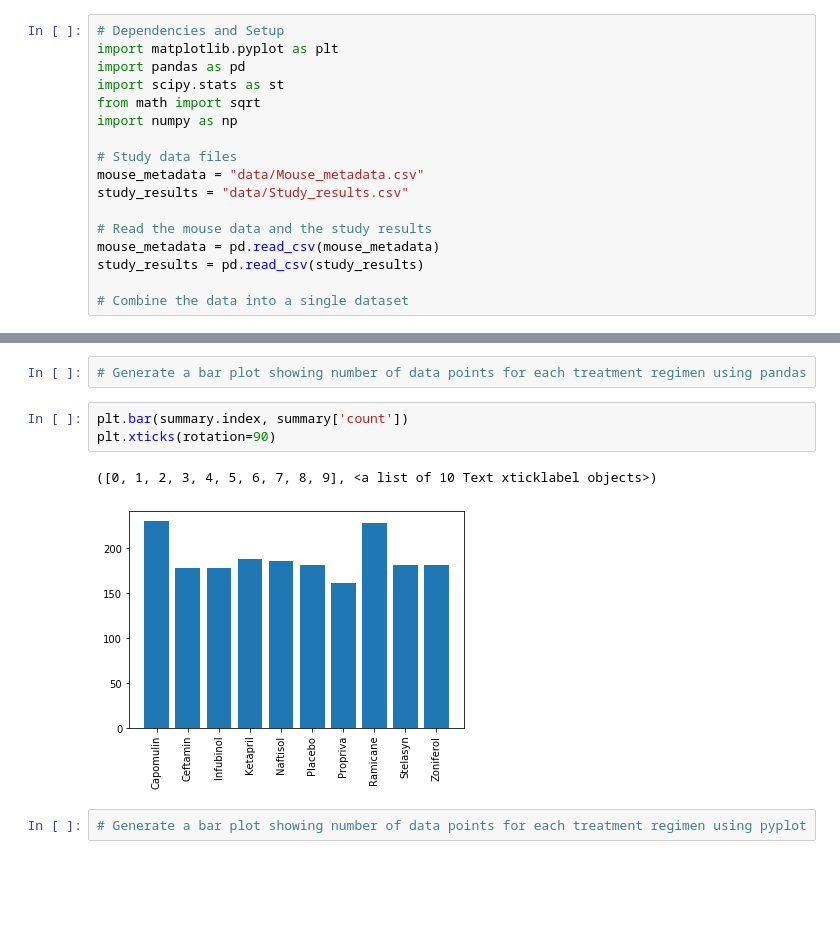
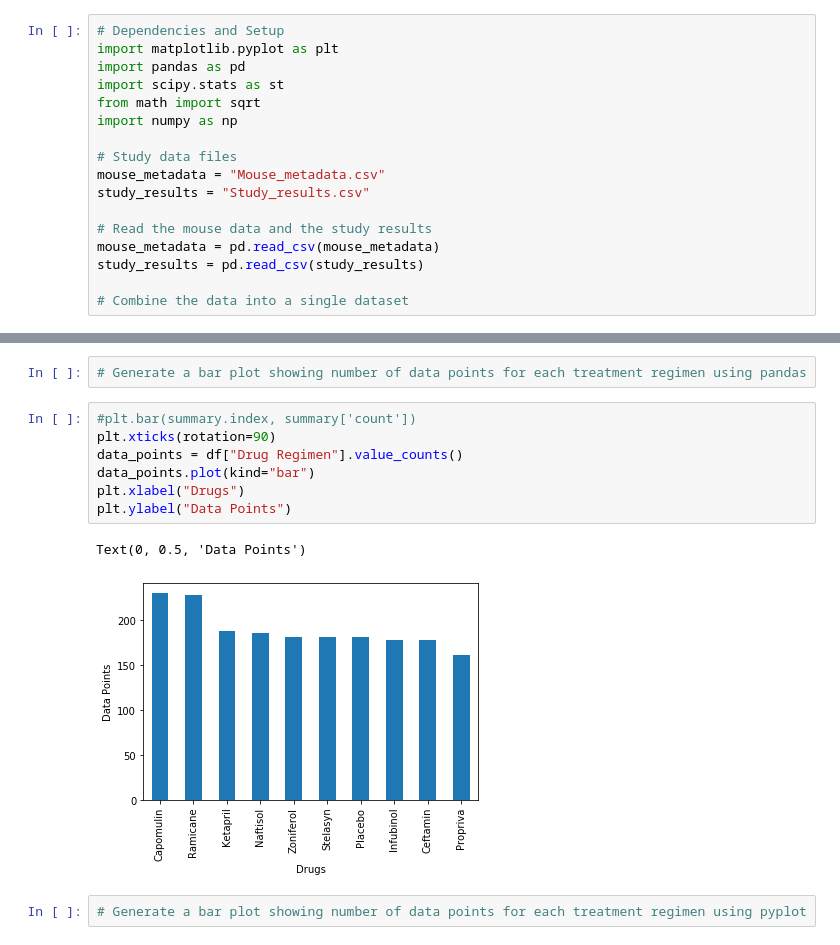
Before and after one commit to tigerkennedycosmos/Matplotlib-Challenge, a Jupyter notebook: pymaceuticals_starter.ipynb, the cells around one changed output, grey strips where cells are left out. Cells and saved outputs as stored; diff of their text form; blank space fills up the shorter version.

```diff
--- a/pymaceuticals_starter.ipynb
+++ b/pymaceuticals_starter.ipynb
@@ -11,8 +11,8 @@ from math import sqrt
 import numpy as np
 
 # Study data files
-mouse_metadata = "data/Mouse_metadata.csv"
-study_results = "data/Study_results.csv"
+mouse_metadata = "Mouse_metadata.csv"
+study_results = "Study_results.csv"
 
 # Read the mouse data and the study results
 mouse_metadata = pd.read_csv(mouse_metadata)
@@ -80,10 +84,14 @@ summary.head()
 # %%
 # Generate a bar plot showing number of data points for each treatment regimen using pandas
 # %%
-plt.bar(summary.index, summary['count'])
+#plt.bar(summary.index, summary['count'])
 plt.xticks(rotation=90)
+data_points = df["Drug Regimen"].value_counts()
+data_points.plot(kind="bar")
+plt.xlabel("Drugs")
+plt.ylabel("Data Points")
 # %% [output]
-([0, 1, 2, 3, 4, 5, 6, 7, 8, 9], <a list of 10 Text xticklabel objects>)
+Text(0, 0.5, 'Data Points')
-[figure, old version]
+[figure, new version]
 # %%
 # Generate a bar plot showing number of data points for each treatment regimen using pyplot
```
Also changed, not shown: parts of 11 cells of this notebook.
